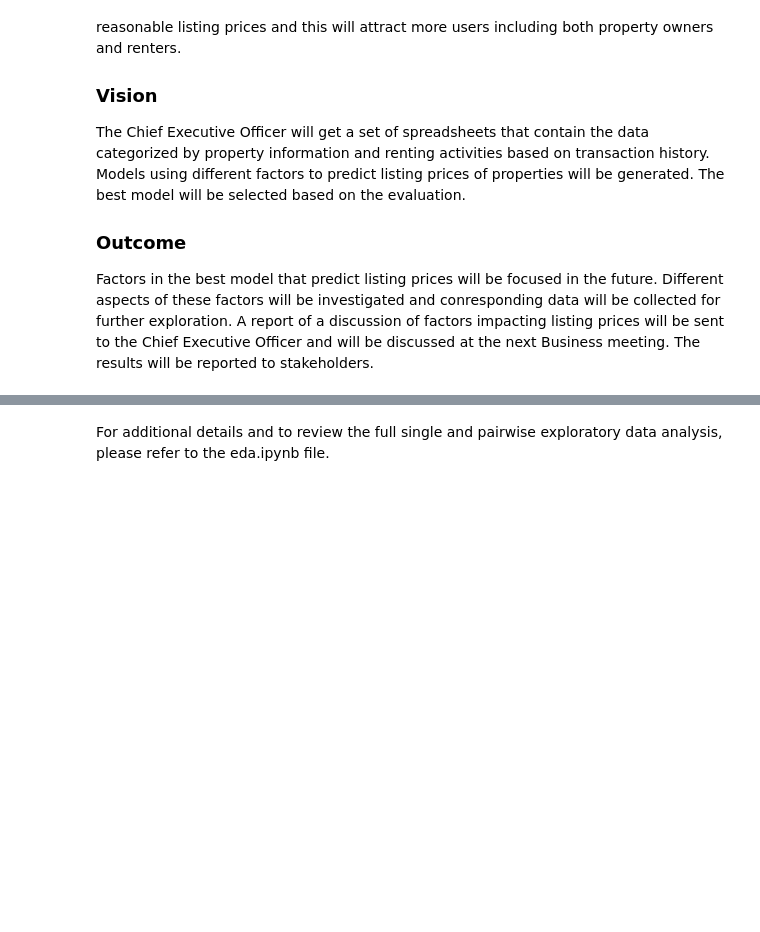
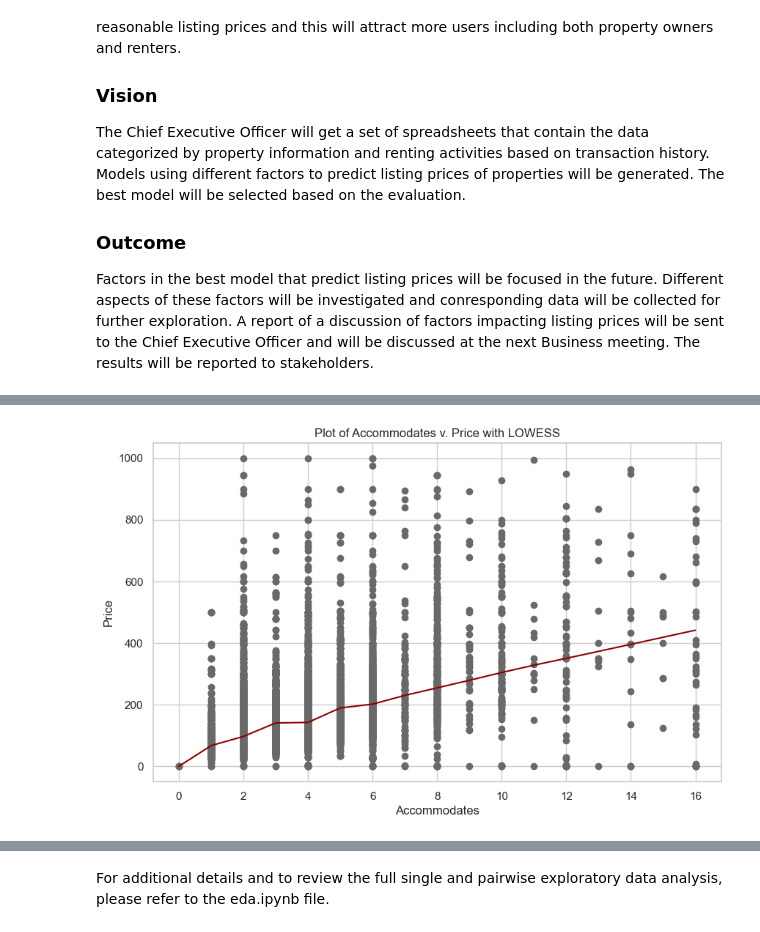
Before and after one commit to carleen/group4_ds_project, a Jupyter notebook: report.ipynb, the cells around one changed output, grey strips where cells are left out. Saved outputs shown, nothing was run; the diff lists cells and outputs as text; code cells hidden in the pictures; blank space fills up the shorter version.

```diff
--- a/report.ipynb
+++ b/report.ipynb
@@ -148,0 +131,4 @@ For listings with private bathrooms, the prices tend to increase with more bathr
+# %%
+Image(filename="./images/accomodates_pairwise.png", width=700)
+# %% [output]
+[figure, added]
```
Also changed, not shown: parts of 10 cells of this notebook, 1 other file.
